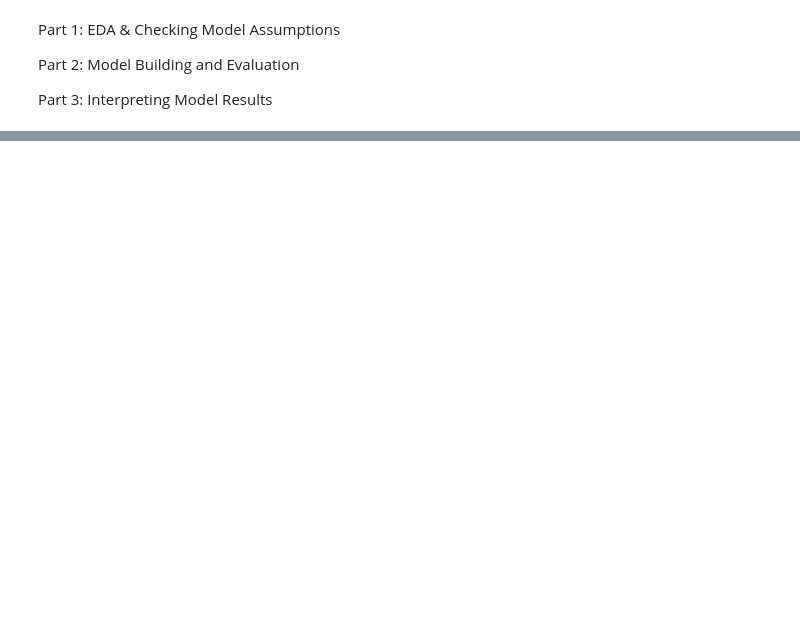
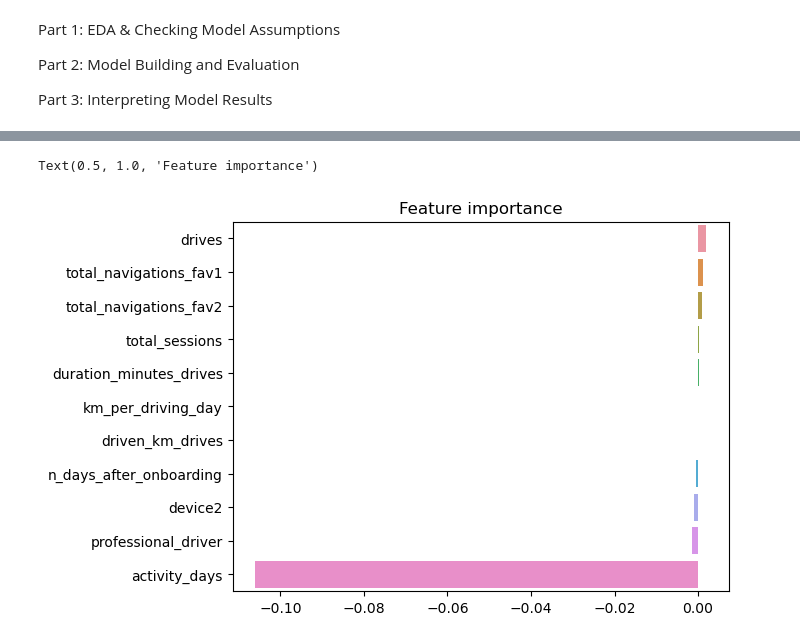
Before and after one commit to dvlanl/predicting_waze_customer_churn, a Jupyter notebook: regression_modeling.ipynb, the cells around one changed output, grey strips where cells are left out. Saved outputs shown, nothing was run; the diff lists cells and outputs as text; code cells hidden in the pictures; blank space fills up the shorter version.

```diff
--- a/regression_modeling.ipynb
+++ b/regression_modeling.ipynb
@@ -27,0 +317,3 @@ ModuleNotFoundError: No module named 'matplotlib'
+# %%
+# Isolate target variable
+y = df['label2']
@@ -27,0 +461,7 @@ ModuleNotFoundError: No module named 'matplotlib'
+# %%
+# Create a list of (column_name, coefficient) tuples
+feature_importance = list(zip(X_train.columns, model.coef_[0]))
+
+# Sort the list by coefficient value
+feature_importance = sorted(feature_importance, key=lambda x: x[1], reverse=True)
+feature_importance
@@ -27,0 +480,10 @@ ModuleNotFoundError: No module named 'matplotlib'
+# %%
+# Plot the feature importances
+import seaborn as sns
+sns.barplot(x=[x[1] for x in feature_importance],
+            y=[x[0] for x in feature_importance],
+            orient='h')
+plt.title('Feature importance')
+# %% [output]
+Text(0.5, 1.0, 'Feature importance')
+[figure, added]
```
Also changed, not shown: parts of 73 cells of this notebook.
